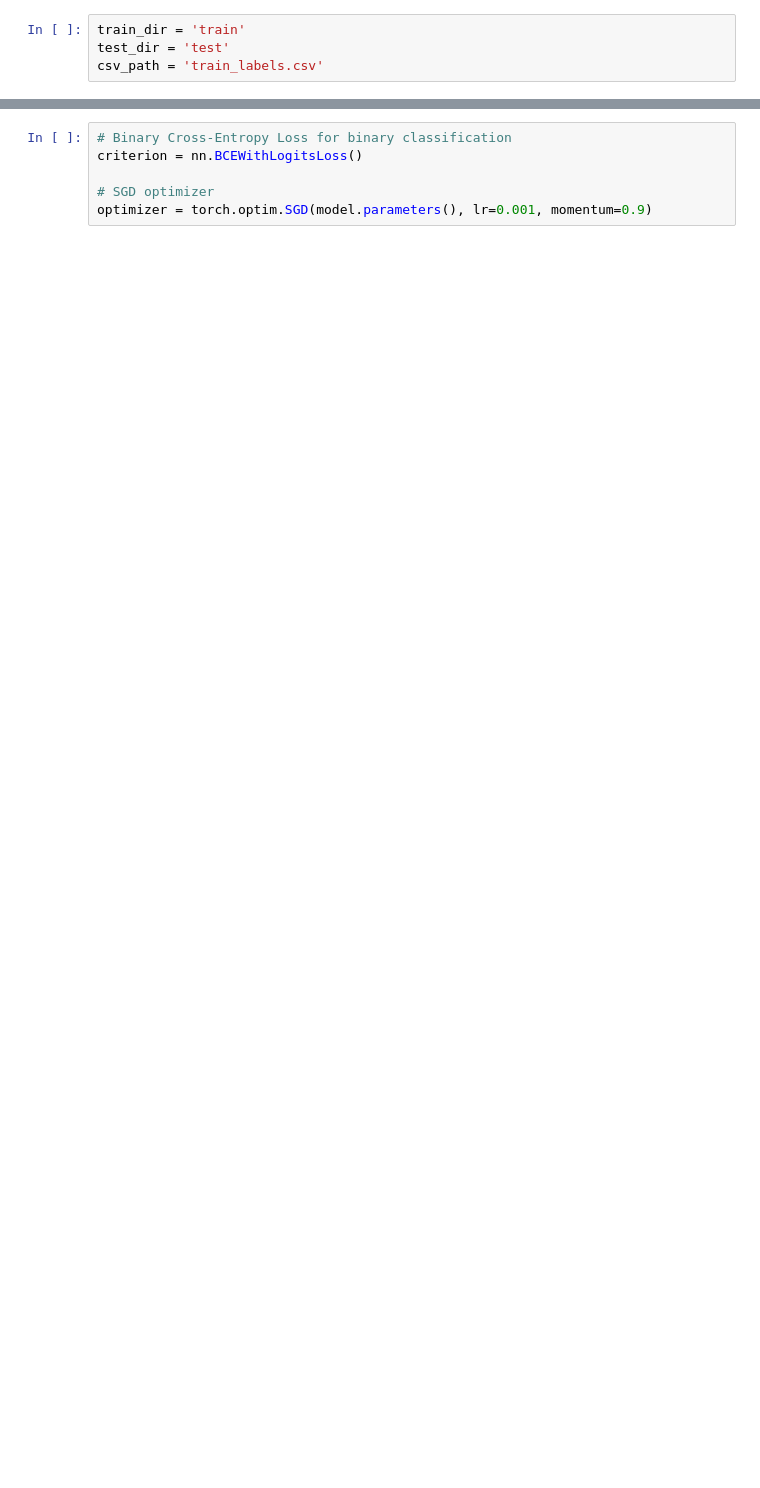
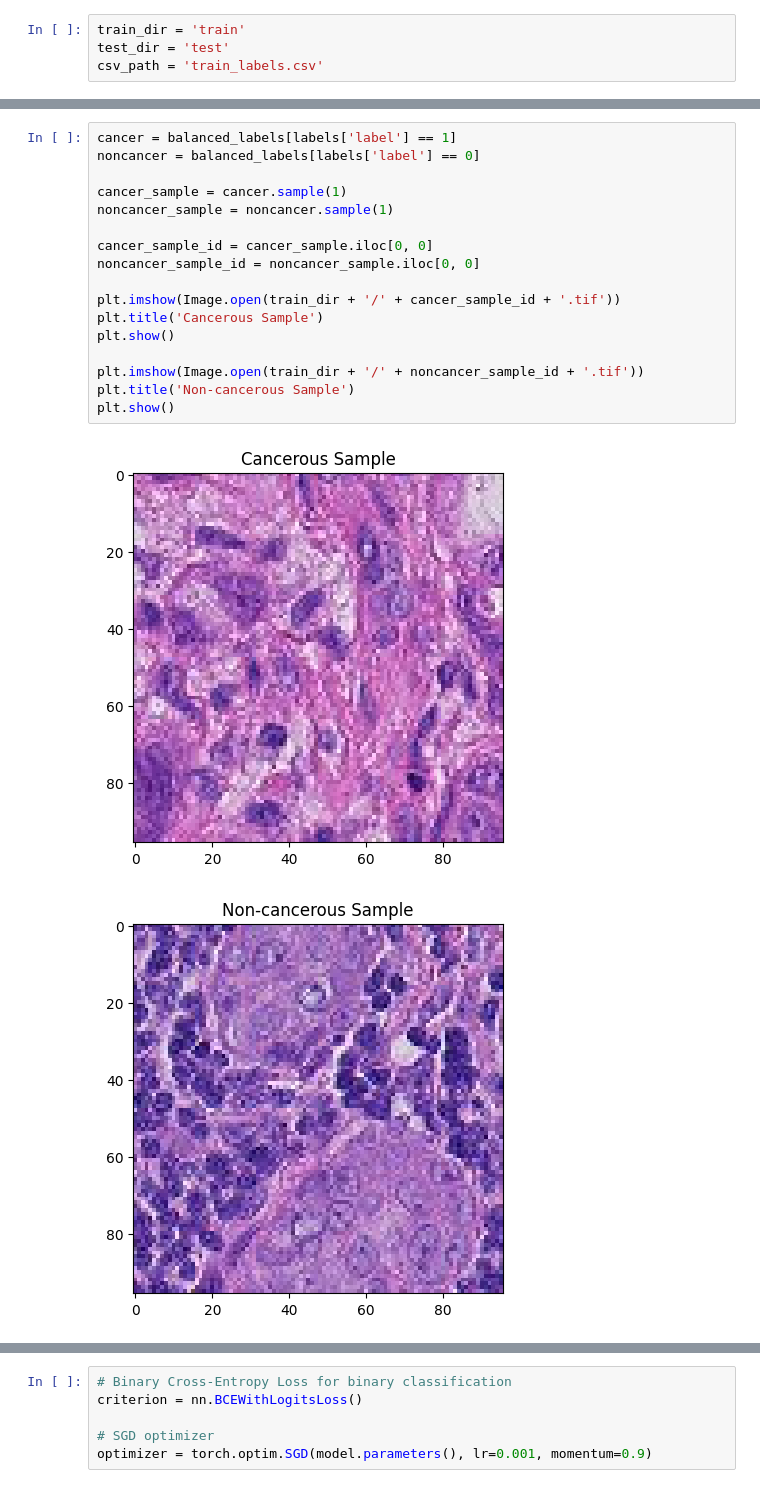
Before and after one commit to lrwham/DeepLearningWeek3, a Jupyter notebook: histopathalogical_pytorch.ipynb, the cells around one changed output, grey strips where cells are left out. Drawn from its saved outputs; the diff is of its cells as text; blank space fills up the shorter version.

```diff
--- a/histopathalogical_pytorch.ipynb
+++ b/histopathalogical_pytorch.ipynb
@@ -53,0 +128,20 @@ train_labels, val_labels = train_test_split(labels, test_size=0.2, random_state=
+# %%
+cancer = balanced_labels[labels['label'] == 1]
+noncancer = balanced_labels[labels['label'] == 0]
+
+cancer_sample = cancer.sample(1)
+noncancer_sample = noncancer.sample(1)
+
+cancer_sample_id = cancer_sample.iloc[0, 0]
+noncancer_sample_id = noncancer_sample.iloc[0, 0]
+
+plt.imshow(Image.open(train_dir + '/' + cancer_sample_id + '.tif'))
+plt.title('Cancerous Sample')
+plt.show()
+
+plt.imshow(Image.open(train_dir + '/' + noncancer_sample_id + '.tif'))
+plt.title('Non-cancerous Sample')
+plt.show()
+# %% [output]
+[figure, added]
+[figure, added]
```
Also changed, not shown: parts of 43 cells of this notebook, 5 other files.
